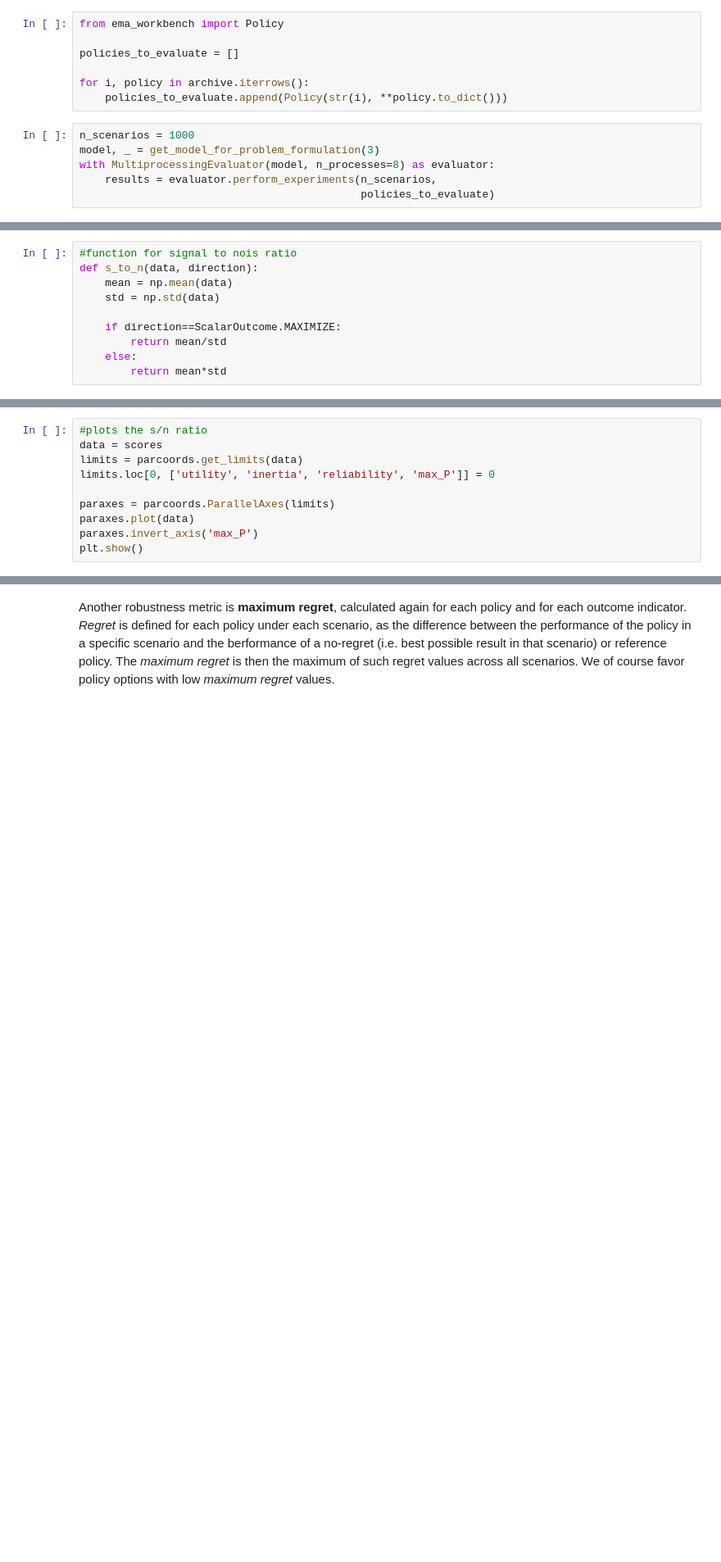
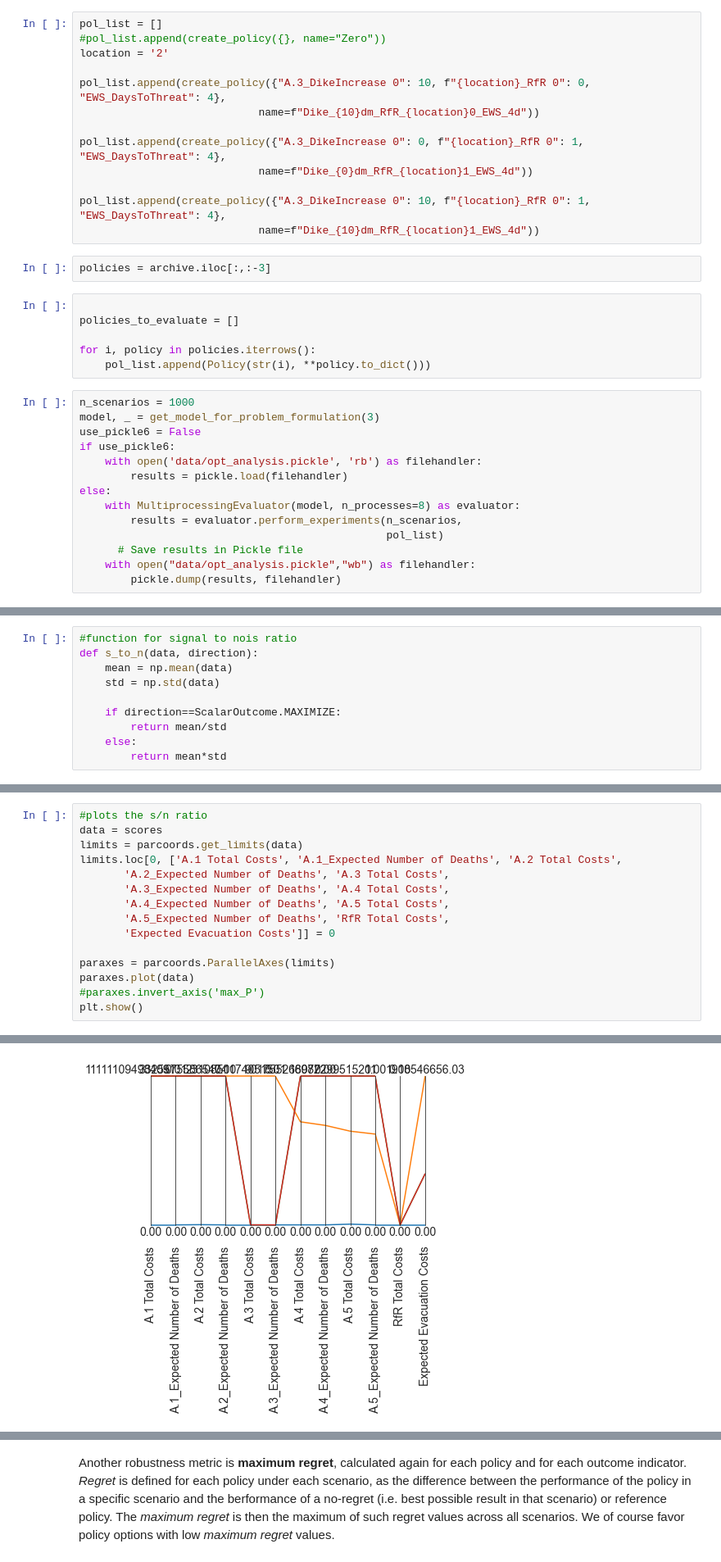
Before and after one commit to hannadenekamp/modelbased, a Jupyter notebook: regretenzo.ipynb, the cells around one changed output, grey strips where cells are left out. Shown at 82% size. Cells and saved outputs as stored; diff of their text form; blank space fills up the shorter version.

```diff
--- a/regretenzo.ipynb
+++ b/regretenzo.ipynb
@@ -1,13 +40,35 @@
+# %%
+pol_list = []
+#pol_list.append(create_policy({}, name="Zero"))
+location = '2'
+
+pol_list.append(create_policy({"A.3_DikeIncrease 0": 10, f"{location}_RfR 0": 0, "EWS_DaysToThreat": 4},
+                            name=f"Dike_{10}dm_RfR_{location}0_EWS_4d"))
+
+pol_list.append(create_policy({"A.3_DikeIncrease 0": 0, f"{location}_RfR 0": 1, "EWS_DaysToThreat": 4},
+                            name=f"Dike_{0}dm_RfR_{location}1_EWS_4d"))
+
+pol_list.append(create_policy({"A.3_DikeIncrease 0": 10, f"{location}_RfR 0": 1, "EWS_DaysToThreat": 4},
+                            name=f"Dike_{10}dm_RfR_{location}1_EWS_4d"))
+# %%
+policies = archive.iloc[:,:-3]
 # %%
-from ema_workbench import Policy
 
 policies_to_evaluate = []
 
-for i, policy in archive.iterrows():
-    policies_to_evaluate.append(Policy(str(i), **policy.to_dict()))
+for i, policy in policies.iterrows():
+    pol_list.append(Policy(str(i), **policy.to_dict()))
 # %%
 n_scenarios = 1000
 model, _ = get_model_for_problem_formulation(3)
-with MultiprocessingEvaluator(model, n_processes=8) as evaluator:
-    results = evaluator.perform_experiments(n_scenarios,
-                                            policies_to_evaluate)
+use_pickle6 = False
+if use_pickle6:
+    with open('data/opt_analysis.pickle', 'rb') as filehandler:
+        results = pickle.load(filehandler)
+else:
+    with MultiprocessingEvaluator(model, n_processes=8) as evaluator:
+        results = evaluator.perform_experiments(n_scenarios,
+                                                pol_list)
+      # Save results in Pickle file
+    with open("data/opt_analysis.pickle","wb") as filehandler:
+        pickle.dump(results, filehandler)
@@ -54,9 +136,15 @@ scores
 #plots the s/n ratio
 data = scores
 limits = parcoords.get_limits(data)
-limits.loc[0, ['utility', 'inertia', 'reliability', 'max_P']] = 0
+limits.loc[0, ['A.1 Total Costs', 'A.1_Expected Number of Deaths', 'A.2 Total Costs',
+       'A.2_Expected Number of Deaths', 'A.3 Total Costs',
+       'A.3_Expected Number of Deaths', 'A.4 Total Costs',
+       'A.4_Expected Number of Deaths', 'A.5 Total Costs',
+       'A.5_Expected Number of Deaths', 'RfR Total Costs',
+       'Expected Evacuation Costs']] = 0
 
 paraxes = parcoords.ParallelAxes(limits)
 paraxes.plot(data)
-paraxes.invert_axis('max_P')
+#paraxes.invert_axis('max_P')
 plt.show()
+# %% [output]
@@ -62,0 +152 @@ plt.show()
+[figure, added]
```
Also changed, not shown: parts of 28 cells of this notebook, 7 other files.
